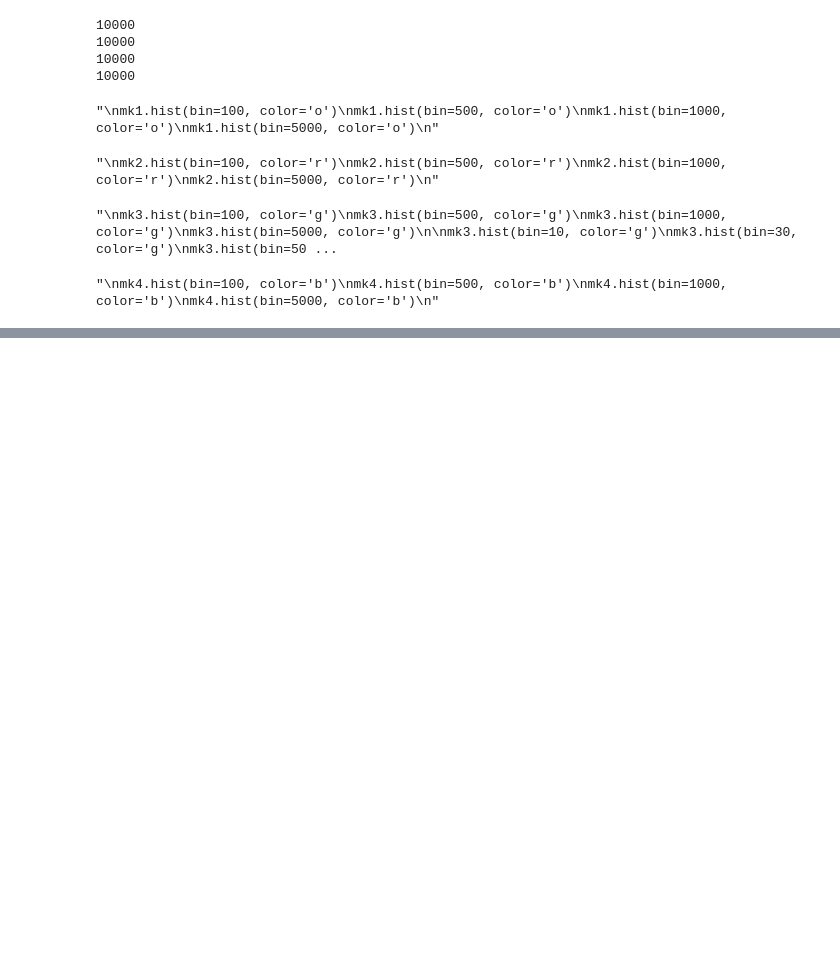
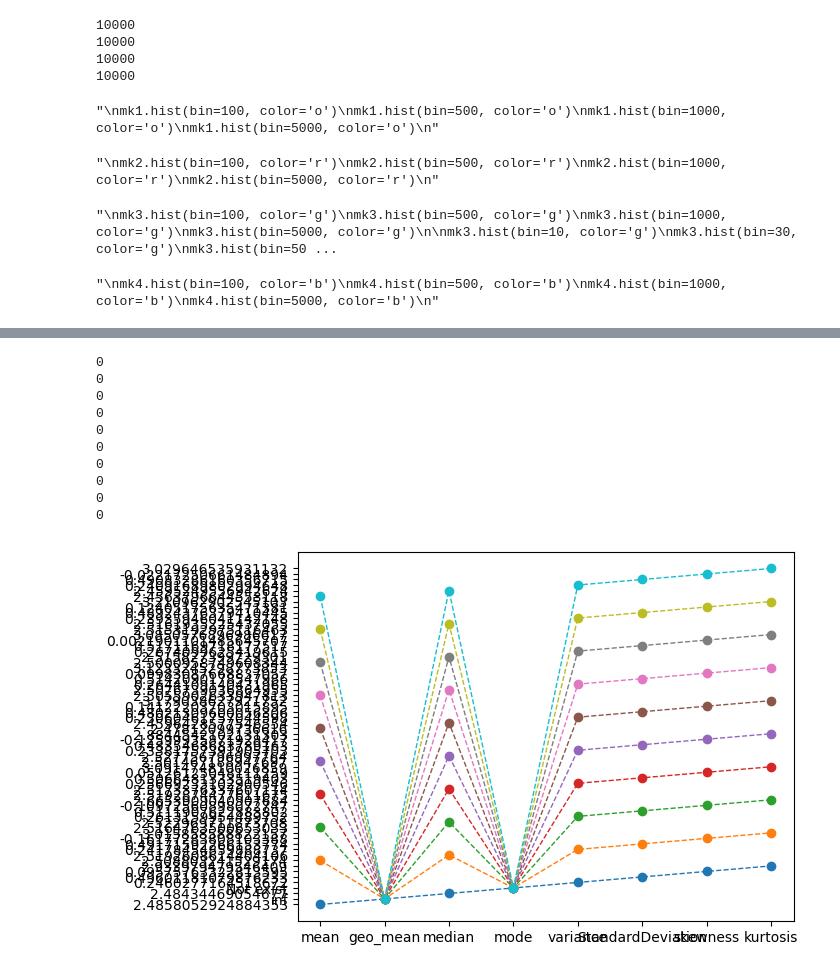
Before and after one commit to mmingyeong/2023-2_AstroStatistics_HW, a Jupyter notebook: HW1/HW1_ProbA.ipynb, the cells around one changed output, grey strips where cells are left out. Saved outputs shown, nothing was run; the diff lists cells and outputs as text; code cells hidden in the pictures; blank space fills up the shorter version.

```diff
--- a/HW1/HW1_ProbA.ipynb
+++ b/HW1/HW1_ProbA.ipynb
@@ -320,0 +375,72 @@ kurtosis:  5.917344575128322
+# %%
+#Prob B
+
+mk1_subset1 = mk1_list[0:1000]
+mk1_subset2 = mk1_list[1000:2000]
+mk1_subset3 = mk1_list[2000:3000]
+mk1_subset4 = mk1_list[3000:4000]
+mk1_subset5 = mk1_list[4000:5000]
+mk1_subset6 = mk1_list[5000:6000]
+mk1_subset7 = mk1_list[6000:7000]
+mk1_subset8 = mk1_list[7000:8000]
+mk1_subset9 = mk1_list[8000:9000]
+mk1_subset10 = mk1_list[9000:10000]
+
+subset_list = []
+subset_list.append(mk1_subset1)
+subset_list.append(mk1_subset2)
+subset_list.append(mk1_subset3)
+subset_list.append(mk1_subset4)
+subset_list.append(mk1_subset5)
+subset_list.append(mk1_subset6)
+subset_list.append(mk1_subset7)
+subset_list.append(mk1_subset8)
+subset_list.append(mk1_subset9)
+subset_list.append(mk1_subset10)
+
+
+# newfile.py
+f = open("hw1_proB_1.txt", 'w')
+index = 1
+for dataset in subset_list:
+    mk_cal = Cal_sample_statistic(dataset)
+
+    mk_cal_dic = {}
+    mk_cal_dic["mean"] = mk_cal.mean()
+    mk_cal_dic["geo_mean"] = mk_cal.geo_mean()
+    mk_cal_dic["median"] = mk_cal.median()
+    mk_cal_dic["mode"] = mk_cal.mode()
+    mk_cal_dic["variance"] = mk_cal.variance()
+    mk_cal_dic["StandardDeviation"] = mk_cal.StandardDeviation()
+    mk_cal_dic["skewness"] = mk_cal.skewness()
+    mk_cal_dic["kurtosis"] = mk_cal.kurtosis()
+
+    #f.write(f"<calculate the following for subset dataset {index}>\n")
+    #f.write(f"mean: {mk_cal.mean()}\n")
+    #f.write(f"geo_mean: {mk_cal.geo_mean()}\n")
+    #f.write(f"median: {mk_cal.median()}\n")
+    #f.write(f"mode: {mk_cal.mode()}\n")
+    #f.write(f"variance: {mk_cal.variance()}\n")
+    #f.write(f"StandardDeviation: {mk_cal.StandardDeviation()}\n")
+    #f.write(f"skewness: {mk_cal.skewness()}\n")
+    #f.write(f"kurtosis: {mk_cal.kurtosis()}\n")
+    #f.write("\n")
+
+
+    plt.plot(mk_cal_dic.keys(), mk_cal_dic.values(), 'o--', linewidth=1, label=f"subset {index}")
+
+    index += 1
+
+f.close()
+# %% [output]
+0
+0
+0
+0
+0
+0
+0
+0
+0
+0
+[figure, added]
```
Also changed, not shown: parts of 15 cells of this notebook, 8 other files.
